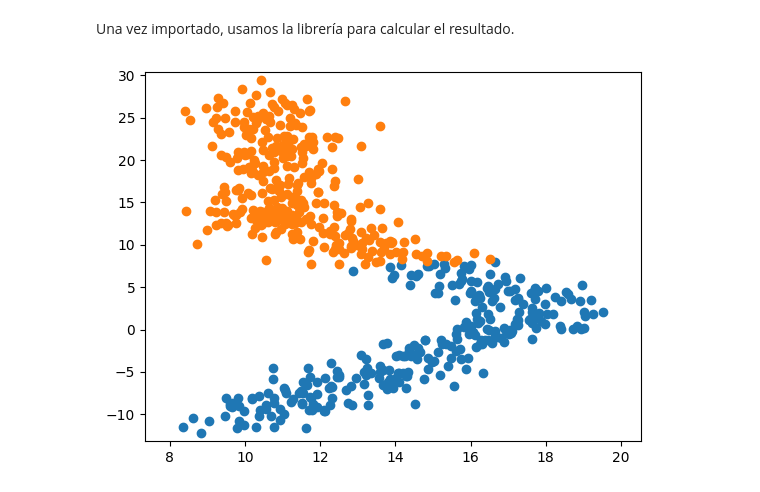
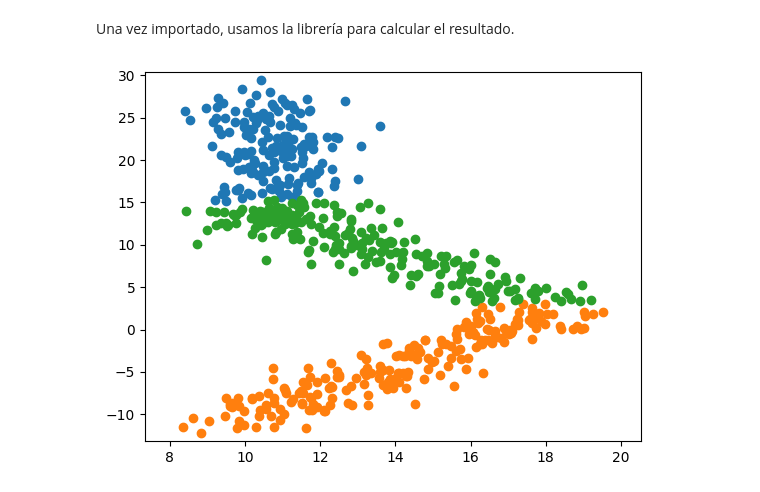
Before and after one commit to Vaalar/Free-Floating-Clustering-Optimization, a Jupyter notebook: Clustering/K-means++ Algorithm.ipynb, the cells around one changed output. Cells and saved outputs as stored; diff of their text form; code cells hidden in the pictures.

Commit message:
Added complete functionality of KMeans. Now it should work for k clusters.

```diff
--- a/Clustering/K-means++ Algorithm.ipynb
+++ b/Clustering/K-means++ Algorithm.ipynb
@@ -83,21 +83,26 @@ Este otro fragmento es la selección de centros mediante KMeans++.
 # %%
 def initialize(k="Number of centroids", d="Data points"):
     centroids = []
-    old_centroids = []
-    assigned_centroid = [] # Captura el índice del centroide al que se asignará cada punto
-    clusters = [] # Almacena que puntos están asignados a que clúster. Al menos siempre habrá un clúster, aunque sea vacío
     point_distance_to_centroids = [[]] # Guarda la distancia de cada punto a cada centroide
 
     point_position = random.randrange(0, len(d[0]) - 1) # Primero selecciono un centroide aleatorio inicial.
     centroids.append((d[0][point_position], d[1][point_position], point_class[point_position]))
 
+    assigned_centroid = [[0] for i in range(len(d[0]))] # Captura el índice del centroide al que se asignará cada punto
+    cluster_assigned_point = []
     # Calculo la distancia de todos los puntos a este centroide
     for point_index in range(len(d[0])):
         point_distance_to_centroids[0].append(abs(math.sqrt(pow(centroids[0][0] - d[0][point_index], 2) + (pow(centroids[0][1] - d[1][point_index], 2)))))
 
+    cluster_assigned_point = point_distance_to_centroids[0].copy()
+
     # Calculo el siguiente centroide, que va a ser el punto más lejano del centroide calculado anteriormente
     for n_centroid in range(1, k):
-        point_position = point_distance_to_centroids.index(max(point_distance_to_centroids))
+        for i in range(len(assigned_centroid)): # Me aseguro de solo usar los puntos asignados al centroide anterior al que quiero calcular ahora
+            if assigned_centroid[i] != n_centroid - 1:
+                cluster_assigned_point[i] = -1
+        point_position = cluster_assigned_point.index(max(cluster_assigned_point))
+
         centroids.append((d[0][point_position], d[1][point_position], point_class[point_position]))
 
         # Una vez hallado el siguiente centroide procedemos a calcular las distancias de él a todos los puntos
@@ -105,18 +110,22 @@ def initialize(k="Number of centroids", d="Data points"):
         for point_index in range(len(d[0])):
             point_distance_to_centroids[n_centroid].append(abs(math.sqrt(pow(centroids[n_centroid][0] - d[0][point_index], 2) + (pow(centroids[n_centroid][1] - d[1][point_index], 2)))))
 
-        # Procedemos a asignar el centro más cercano a cada punto
+        # Procedemos a asignar a cada punto el centroide más cercano
         for point_index in range(len(d[0])):
-            assigned_centroid.append([])
+            assigned_centroid[point_index] = []
             for centroid_index in range(len(centroids)):
                 assigned_centroid[point_index].append(point_distance_to_centroids[centroid_index][point_index])
+            point_distance_to_centroids[n_centroid][point_index] = min(assigned_centroid[point_index])
+            assigned_centroid[point_index] = assigned_centroid[point_index].index(min(assigned_centroid[point_index]))
+        # Actualizo los valores de las distancias de los puntos para la siguiente iteración
+        cluster_assigned_point = point_distance_to_centroids[n_centroid].copy()
 
-        for i in range(len(assigned_centroid)):
-            assigned_centroid[i] = assigned_centroid[i].index(min(assigned_centroid[i]))
-        print(assigned_centroid)
-        print(centroids)
 
-    for i in range(k): # Calculo los centroides inciales.
+    print(centroids)
+
+    clusters = [] # Almacena qué puntos están asignados a qué clúster.
+    old_centroids = []
+    for i in range(k): # Incializo los clústeres iniciales.
         old_centroids.append([[], [], []])
         clusters.append([[], [], []])
 
@@ -166,7 +175,7 @@ def Kmeans(k="Number of centroids", d="Data points"):
 # %% [markdown]
 Una vez implementado el algoritmo, podemos apreciar como se diferencian k grupos principales de datos al mostrar los clústeres obtenido.
 # %%
-clusters = Kmeans(2, (x, y, point_class))
+clusters = Kmeans(3, (x, y, point_class))
 for cluster in clusters:
     plt.ylim(min(y) - 1, max(y) + 1)
     plt.xlim(min(x) - 1, max(x) + 1)
@@ -183,30 +191,30 @@ from sklearn.cluster import KMeans
 # %% [markdown]
 Una vez importado, usamos la librería para calcular el resultado.
 # %%
-number_of_clusters = 2 # Define el número de clústers que se van a crear
+number_of_clusters = 3 # Define el número de clústers que se van a crear
 
 labels = KMeans(n_clusters=number_of_clusters).fit_predict(list(zip(x,y)))
 
 
 plt.ylim(min(y) - 1, max(y) + 1)
 plt.xlim(min(x) - 1, max(x) + 1)
 
 clusters = []
 
 for i in range(number_of_clusters):
     clusters.append([[], []])
 
 for cluster_number in range(number_of_clusters):
     for i in range(len(labels)):
         if(labels[i] == cluster_number):
             clusters[cluster_number][0].append(x[i])
             clusters[cluster_number][1].append(y[i])
 
 
 plt.ylim(min(y) - 1, max(y) + 1)
 plt.xlim(min(x) - 1, max(x) + 1)
 for cluster in clusters:
     plt.scatter(cluster[0], cluster[1])
 plt.show()
 # %% [output]
-[figure, old version]
+[figure, new version]
```
Also changed, not shown: parts of 1 cell of this notebook.
